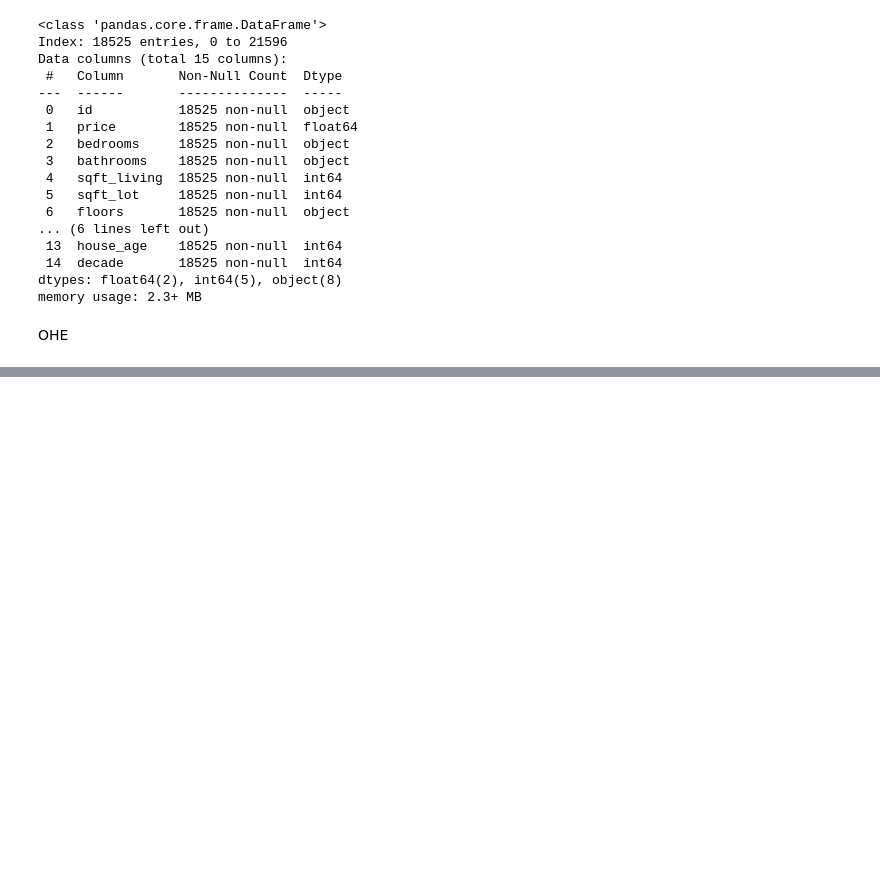
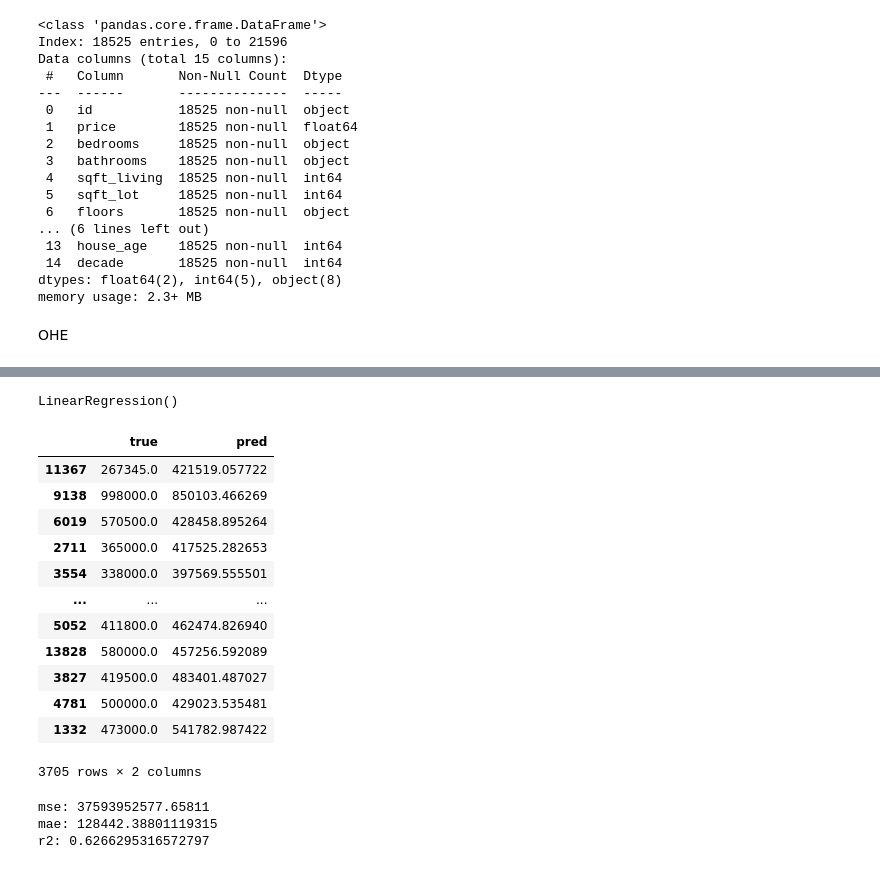
Before and after one commit to AwuorJ/Multiple_Regression_Analysis_of_King_Countys_Real_Estate_Market, a Jupyter notebook: workbook.ipynb, the cells around one changed output, grey strips where cells are left out. Drawn from its saved outputs; the diff is of its cells as text; code cells hidden in the pictures; blank space fills up the shorter version.

```diff
--- a/workbook.ipynb
+++ b/workbook.ipynb
@@ -629,0 +689,50 @@ OHE
+# %%
+from sklearn.preprocessing import StandardScaler
+
+scaler = StandardScaler()
+
+X_train_scaled = scaler.fit_transform(X_train)
+X_test_scaled = scaler.fit_transform(X_test)
+# %%
+# Modeling
+
+from sklearn.linear_model import LinearRegression
+
+
+model = LinearRegression()
+model.fit(X_train_scaled, y_train)
+# %% [output]
+LinearRegression()
+# %%
+y_pred = model.predict(X_test_scaled)
+
+y_pred_df = pd.DataFrame({'true':y_test, 'pred':y_pred})
+y_pred_df
+# %% [output]
+|  | true | pred |
+| 11367 | 267345.0 | 421519.057722 |
+| 9138 | 998000.0 | 850103.466269 |
+| 6019 | 570500.0 | 428458.895264 |
+| 2711 | 365000.0 | 417525.282653 |
+| 3554 | 338000.0 | 397569.555501 |
+| ... | ... | ... |
+| 5052 | 411800.0 | 462474.826940 |
+| 13828 | 580000.0 | 457256.592089 |
+| 3827 | 419500.0 | 483401.487027 |
+| 4781 | 500000.0 | 429023.535481 |
+| 1332 | 473000.0 | 541782.987422 |
+3705 rows × 2 columns
+# %%
+from sklearn.metrics import mean_squared_error, r2_score, mean_absolute_error
+
+mse = mean_squared_error(y_test, y_pred)
+mae = mean_absolute_error(y_test, y_pred)
+r2 = r2_score(y_test, y_pred)
+
+print('mse:', mse)
+print('mae:', mae)
+print('r2:', r2)
+# %% [output]
+mse: 37593952577.65811
+mae: 128442.38801119315
+r2: 0.6266295316572797
```
Also changed, not shown: parts of 11 cells of this notebook.
